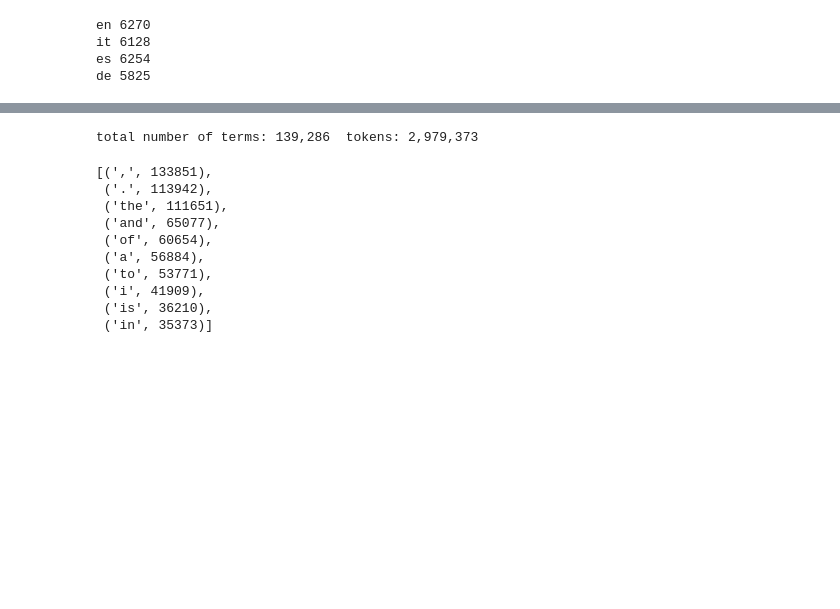
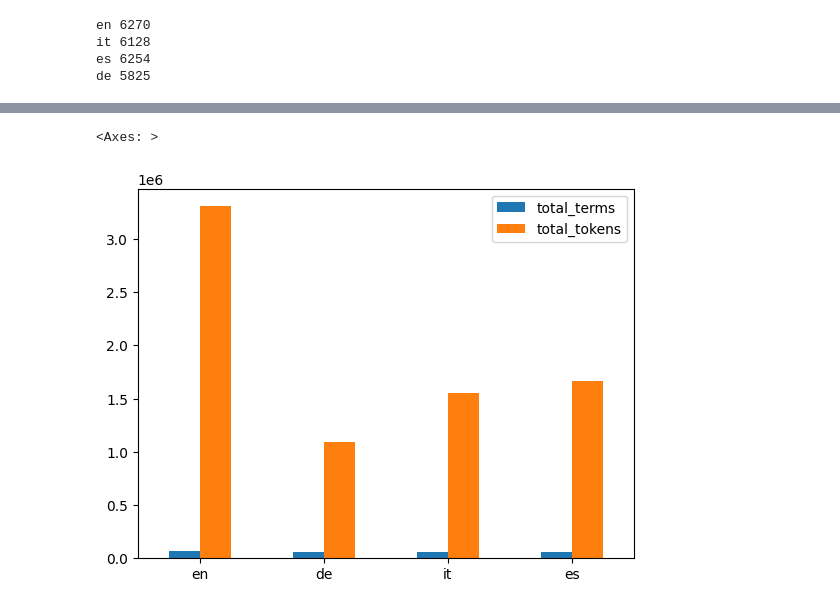
Before and after one commit to impact-and-fiction/workshop-multilingual-reviews-2025, a Jupyter notebook: scripts/step-1-word_frequencies.ipynb, the cells around one changed output, grey strips where cells are left out. Saved outputs shown, nothing was run; the diff lists cells and outputs as text; code cells hidden in the pictures; blank space fills up the shorter version.

Commit message:
feat: add some term frequency counting.

```diff
--- a/scripts/step-1-word_frequencies.ipynb
+++ b/scripts/step-1-word_frequencies.ipynb
@@ -273,36 +275,37 @@ de 5825
 # %%
 from collections import defaultdict, Counter
 
-lang = 'en'
+frequencies = {
+    'languages': [ 'en', 'de', 'it', 'es' ],
+    'term_freq': [],
+    'total_terms': [],
+    'doc_freq': [],
+    'total_tokens': []
+}
 
-# the total frequency of words
-term_freq = Counter()
-# the document frequency of words, that is, in how many reviews does a word occur?
-doc_freq = Counter()
-# The total number of documents/reviews
-num_reviews = len(parsed_reviews[lang])
+for lang in frequencies['languages']:
+    # the total frequency of words
+    term_freq = Counter()
+    # the document frequency of words, that is, in how many reviews does a word occur?
+    doc_freq = Counter()
+    # The total number of documents/reviews
+    num_reviews = len(parsed_reviews[lang])
 
-for doc in parsed_reviews[lang]:
-    # list all words in the review
-    terms = [token.text for token in doc]
-    # ignore case, turn all terms to lowercase
-    terms = [term.lower() for term in terms]
-    term_freq.update(terms)
-    doc_freq.update(set(terms))
+    for doc in parsed_reviews[lang]:
+        # list all words in the review
+        terms = [token.text for token in doc]
+        # ignore case, turn all terms to lowercase
+        terms = [term.lower() for term in terms]
+        term_freq.update(terms)
+        doc_freq.update(set(terms))
+
+    frequencies['term_freq'].append( term_freq )
+    frequencies['total_terms'].append( len( term_freq ) )
+    frequencies['doc_freq'].append( doc_freq )
+    frequencies['total_tokens'].append( sum( term_freq.values() ) )
+
+frequencies_df = pd.DataFrame( frequencies, index=frequencies['languages'] )
+frequencies_df.plot.bar( rot=0 )
+# %% [output]
+<Axes: >
+[figure, added]
-# %%
-print(f"total number of terms: {len(term_freq):,}\ttokens: {sum(term_freq.values()):,}")
-# %% [output]
-total number of terms: 139,286  tokens: 2,979,373
-# %%
-term_freq.most_common(10)
-# %% [output]
-[(',', 133851),
- ('.', 113942),
- ('the', 111651),
- ('and', 65077),
- ('of', 60654),
- ('a', 56884),
- ('to', 53771),
- ('i', 41909),
- ('is', 36210),
- ('in', 35373)]
```
Also changed, not shown: parts of 8 cells of this notebook.
